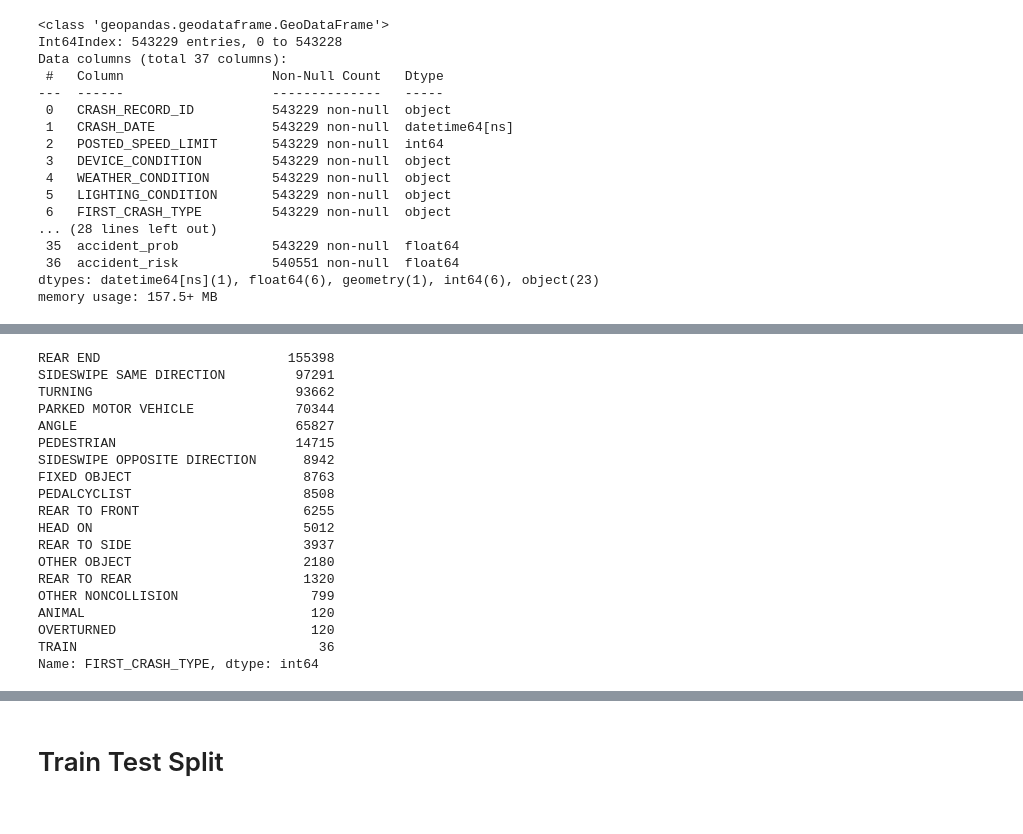
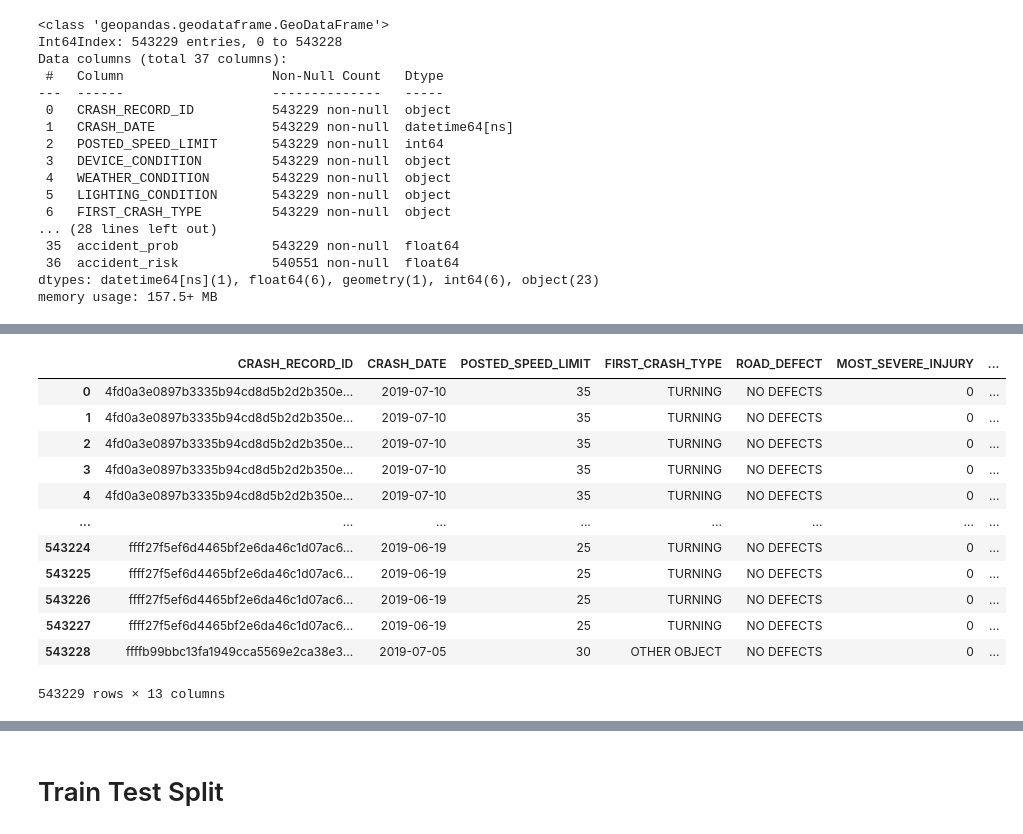
Before and after one commit to raylinsoriano/Project_3_Classification, a Jupyter notebook: lorela_nb.ipynb, the cells around one changed output, grey strips where cells are left out. Saved outputs shown, nothing was run; the diff lists cells and outputs as text; code cells hidden in the pictures.

```diff
--- a/lorela_nb.ipynb
+++ b/lorela_nb.ipynb
@@ -518,22 +579,16 @@ memory usage: 157.5+ MB
 # %%
-df['FIRST_CRASH_TYPE'].value_counts()
+df
 # %% [output]
+|  | CRASH_RECORD_ID | CRASH_DATE | POSTED_SPEED_LIMIT | FIRST_CRASH_TYPE | ROAD_DEFECT | MOST_SEVERE_INJURY | ... |
+| 0 | 4fd0a3e0897b3335b94cd8d5b2d2b350e... | 2019-07-10 | 35 | TURNING | NO DEFECTS | 0 | ... |
+| 1 | 4fd0a3e0897b3335b94cd8d5b2d2b350e... | 2019-07-10 | 35 | TURNING | NO DEFECTS | 0 | ... |
+| 2 | 4fd0a3e0897b3335b94cd8d5b2d2b350e... | 2019-07-10 | 35 | TURNING | NO DEFECTS | 0 | ... |
+| 3 | 4fd0a3e0897b3335b94cd8d5b2d2b350e... | 2019-07-10 | 35 | TURNING | NO DEFECTS | 0 | ... |
+| 4 | 4fd0a3e0897b3335b94cd8d5b2d2b350e... | 2019-07-10 | 35 | TURNING | NO DEFECTS | 0 | ... |
+| ... | ... | ... | ... | ... | ... | ... | ... |
+| 543224 | ffff27f5ef6d4465bf2e6da46c1d07ac6... | 2019-06-19 | 25 | TURNING | NO DEFECTS | 0 | ... |
+| 543225 | ffff27f5ef6d4465bf2e6da46c1d07ac6... | 2019-06-19 | 25 | TURNING | NO DEFECTS | 0 | ... |
+| 543226 | ffff27f5ef6d4465bf2e6da46c1d07ac6... | 2019-06-19 | 25 | TURNING | NO DEFECTS | 0 | ... |
+| 543227 | ffff27f5ef6d4465bf2e6da46c1d07ac6... | 2019-06-19 | 25 | TURNING | NO DEFECTS | 0 | ... |
+| 543228 | ffffb99bbc13fa1949cca5569e2ca38e3... | 2019-07-05 | 30 | OTHER OBJECT | NO DEFECTS | 0 | ... |
-REAR END                        155398
-SIDESWIPE SAME DIRECTION         97291
-TURNING                          93662
-PARKED MOTOR VEHICLE             70344
-ANGLE                            65827
-PEDESTRIAN                       14715
-SIDESWIPE OPPOSITE DIRECTION      8942
-FIXED OBJECT                      8763
-PEDALCYCLIST                      8508
-REAR TO FRONT                     6255
-HEAD ON                           5012
-REAR TO SIDE                      3937
-OTHER OBJECT                      2180
-REAR TO REAR                      1320
-OTHER NONCOLLISION                 799
-ANIMAL                             120
-OVERTURNED                         120
-TRAIN                               36
-Name: FIRST_CRASH_TYPE, dtype: int64
+543229 rows × 13 columns
```
Also changed, not shown: parts of 54 cells of this notebook.
